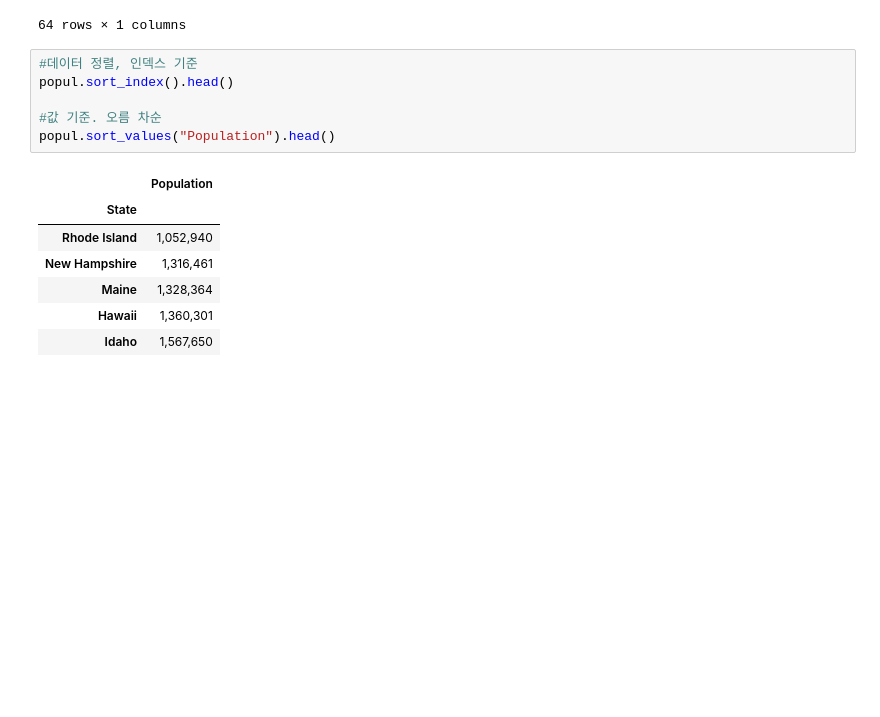
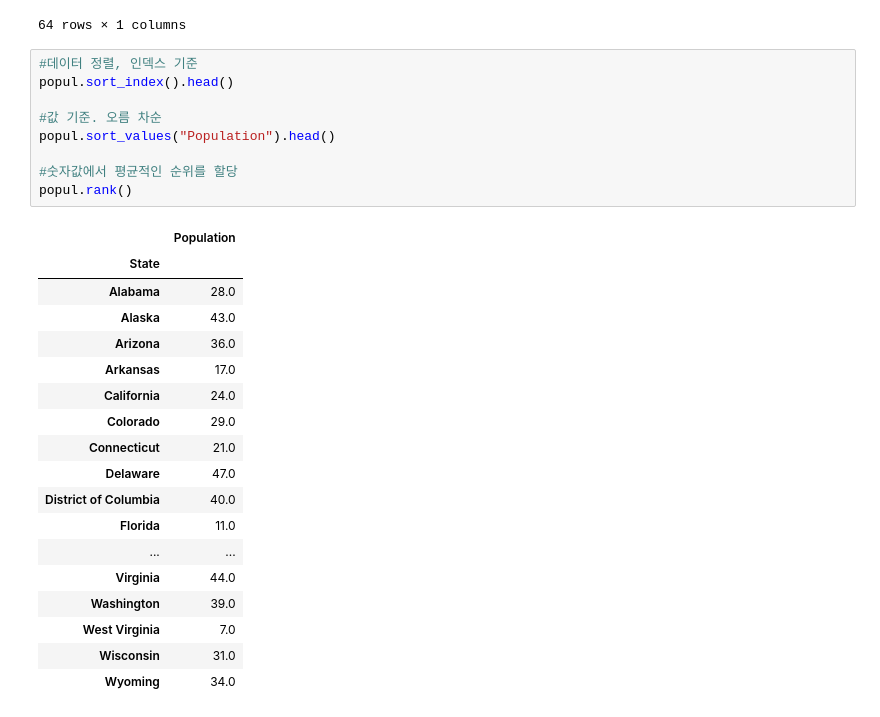
Before and after one commit to LunaALL/DataStudy, a Jupyter notebook: DataEngineering/pandasstuDataFrame.ipynb, the cells around one changed output. Cells and saved outputs as stored; diff of their text form; blank space fills up the shorter version.

```diff
--- a/DataEngineering/pandasstuDataFrame.ipynb
+++ b/DataEngineering/pandasstuDataFrame.ipynb
@@ -268,14 +268,28 @@ pop_na
 # %%
 #데이터 정렬, 인덱스 기준
 popul.sort_index().head()
 
 #값 기준. 오름 차순
 popul.sort_values("Population").head()
+
+#숫자값에서 평균적인 순위를 할당
+popul.rank()
 # %% [output]
 |  | Population |
 | State |  |
-| Rhode Island | 1,052,940 |
-| New Hampshire | 1,316,461 |
-| Maine | 1,328,364 |
-| Hawaii | 1,360,301 |
-| Idaho | 1,567,650 |
+| Alabama | 28.0 |
+| Alaska | 43.0 |
+| Arizona | 36.0 |
+| Arkansas | 17.0 |
+| California | 24.0 |
+| Colorado | 29.0 |
+| Connecticut | 21.0 |
+| Delaware | 47.0 |
+| District of Columbia | 40.0 |
+| Florida | 11.0 |
+| ... | ... |
+| Virginia | 44.0 |
+| Washington | 39.0 |
+| West Virginia | 7.0 |
+| Wisconsin | 31.0 |
+| Wyoming | 34.0 |
```
Also changed, not shown: parts of 1 cell of this notebook.
